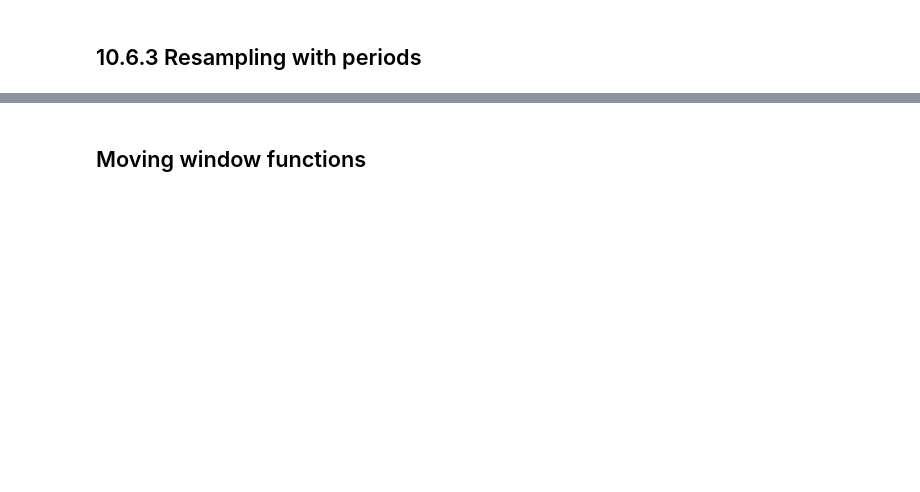
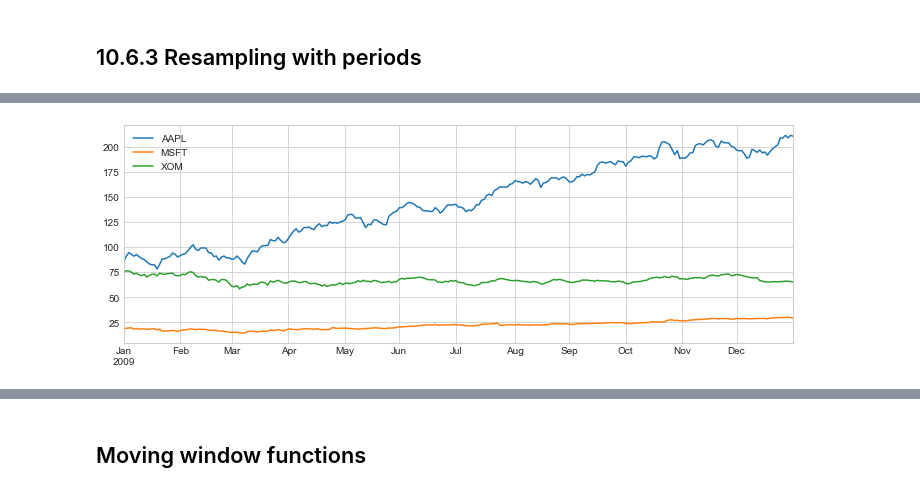
Before and after one commit to The-G/Python_for_DataAnalysis, a Jupyter notebook: ch10.ipynb, the cells around one changed output, grey strips where cells are left out. Drawn from its saved outputs; the diff is of its cells as text; code cells hidden in the pictures; blank space fills up the shorter version.

```diff
--- a/ch10.ipynb
+++ b/ch10.ipynb
@@ -2012,5 +2066,5 @@ annual_frame.resample('Q-MAR', fill_method='ffill')
 # %%
 close_px_all = pd.read_csv('ch09/stock_px.csv', parse_dates=True, index_col=0)
 close_px = close_px_all[['AAPL', 'MSFT', 'XOM']]
-close_px = close_px.resample('B', fill_method='ffill')
-close_px.info()
+# %%
+close_px = close_px.resample('B').ffill()
@@ -2021 +2106,8 @@ close_px.ix['2009'].plot()
+# %%
+import matplotlib
+matplotlib.style.use('seaborn-whitegrid')
+plt.rc('figure',figsize=(12,4))
+close_px.loc['2009'].plot();
+# %% [output]
+[figure, added]
 # %%
```
Also changed, not shown: parts of 44 cells of this notebook.
